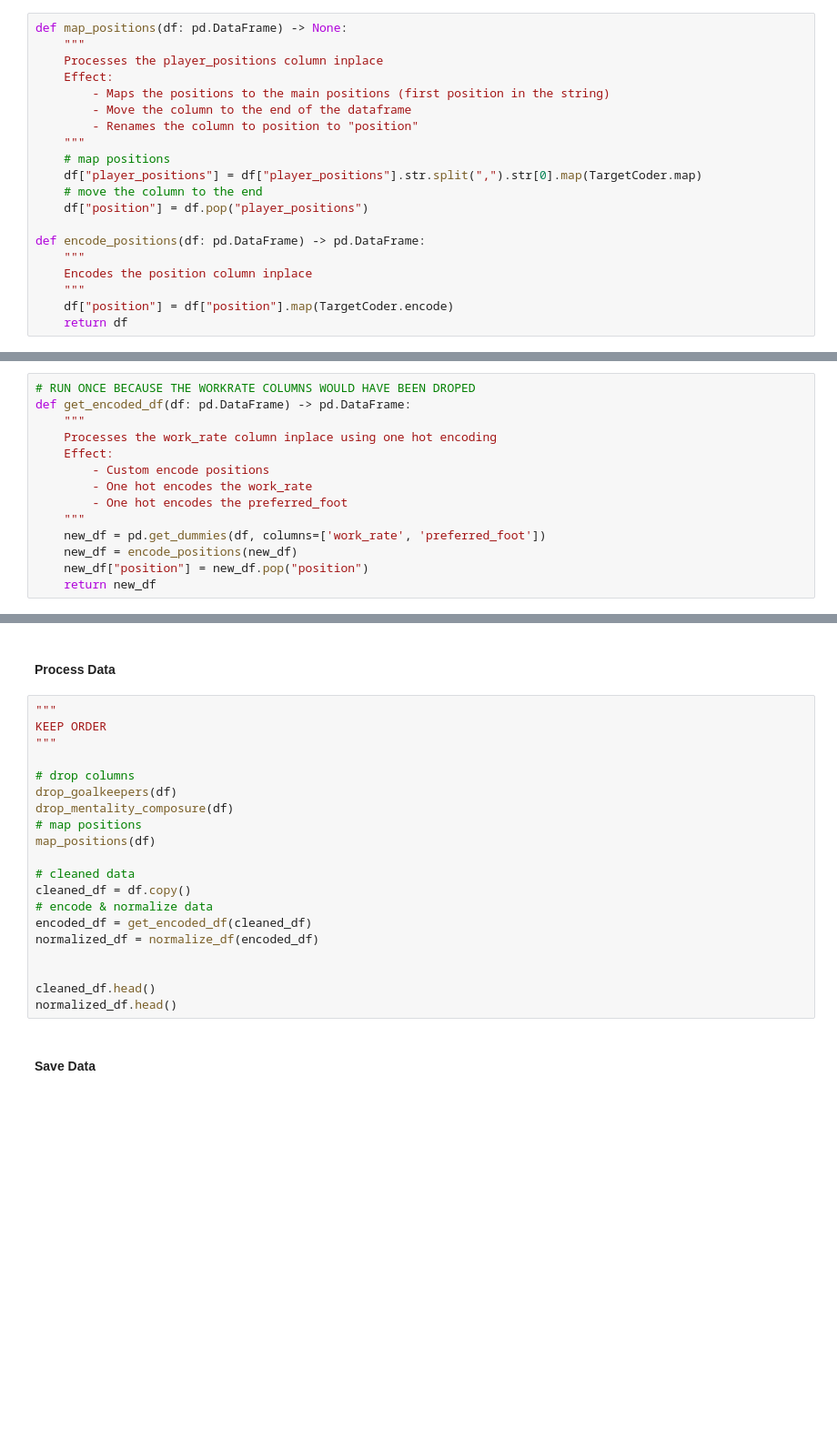
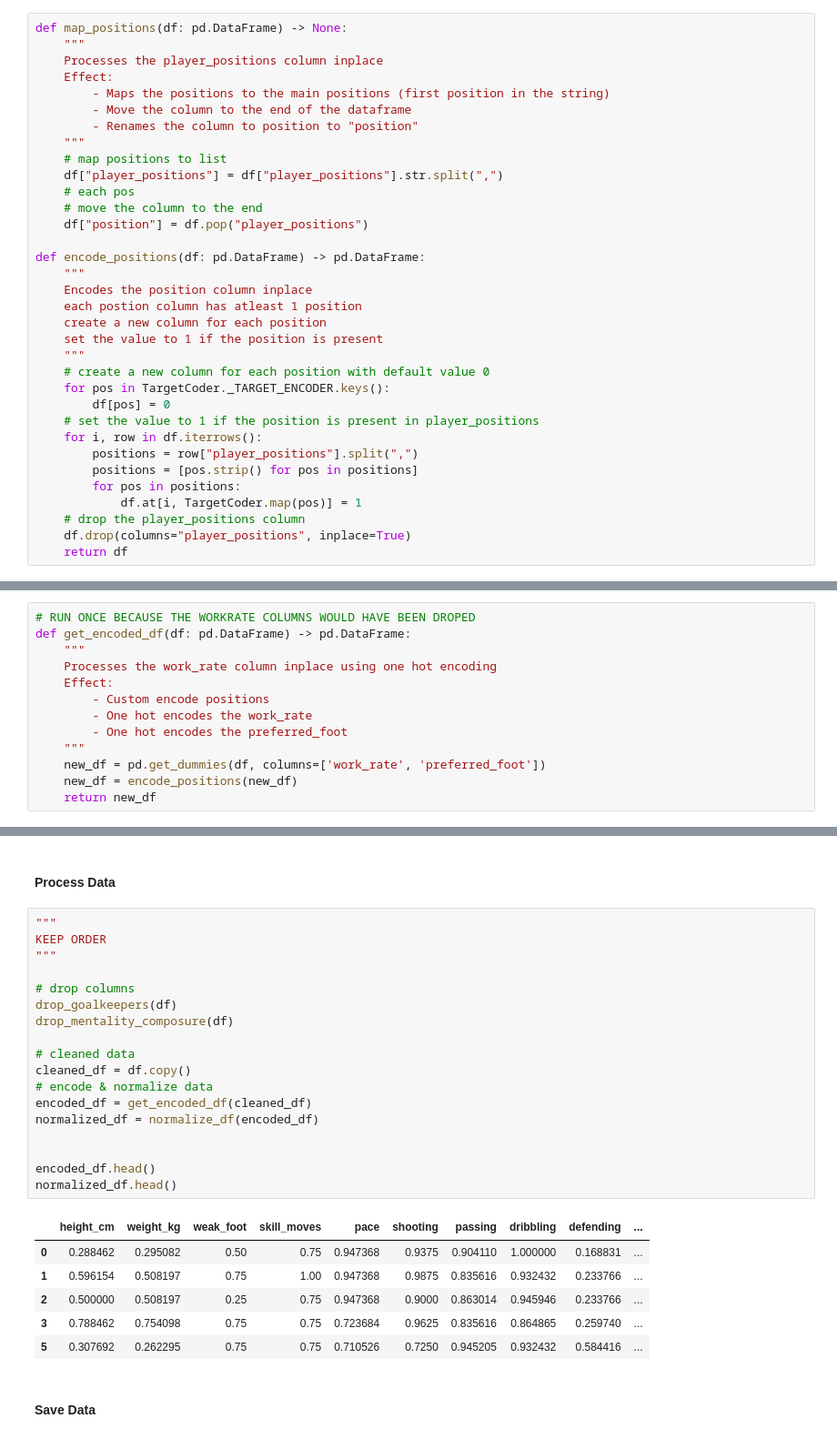
Before and after one commit to QU-ML/fifa-position-predictor, a Jupyter notebook: notebooks/01_data_cleaning.ipynb, the cells around one changed output, grey strips where cells are left out. Shown at 91% size. Cells and saved outputs as stored; diff of their text form; blank space fills up the shorter version.

```diff
--- a/notebooks/01_data_cleaning.ipynb
+++ b/notebooks/01_data_cleaning.ipynb
@@ -59,16 +61,30 @@ def map_positions(df: pd.DataFrame) -> None:
         - Move the column to the end of the dataframe
         - Renames the column to position to "position"
     """
-    # map positions
-    df["player_positions"] = df["player_positions"].str.split(",").str[0].map(TargetCoder.map)
+    # map positions to list
+    df["player_positions"] = df["player_positions"].str.split(",")
+    # each pos
     # move the column to the end
     df["position"] = df.pop("player_positions")
 
 def encode_positions(df: pd.DataFrame) -> pd.DataFrame:
     """
     Encodes the position column inplace
+    each postion column has atleast 1 position
+    create a new column for each position
+    set the value to 1 if the position is present
     """
-    df["position"] = df["position"].map(TargetCoder.encode)
+    # create a new column for each position with default value 0
+    for pos in TargetCoder._TARGET_ENCODER.keys():
+        df[pos] = 0
+    # set the value to 1 if the position is present in player_positions
+    for i, row in df.iterrows():
+        positions = row["player_positions"].split(",")
+        positions = [pos.strip() for pos in positions]
+        for pos in positions:
+            df.at[i, TargetCoder.map(pos)] = 1
+    # drop the player_positions column
+    df.drop(columns="player_positions", inplace=True)
     return df
 # %% [markdown]
 ##### One hot encode work rate & preferred_foot
@@ -84,7 +100,6 @@ def get_encoded_df(df: pd.DataFrame) -> pd.DataFrame:
     """
     new_df = pd.get_dummies(df, columns=['work_rate', 'preferred_foot'])
     new_df = encode_positions(new_df)
-    new_df["position"] = new_df.pop("position")
     return new_df
 # %% [markdown]
 ##### Normalize Columns
@@ -103,23 +118,28 @@ def normalize_df(df: pd.DataFrame) -> pd.DataFrame:
 # %%
 """
 KEEP ORDER
 """
 
 # drop columns
 drop_goalkeepers(df)
 drop_mentality_composure(df)
-# map positions
-map_positions(df)
 
 # cleaned data
 cleaned_df = df.copy()
 # encode & normalize data
 encoded_df = get_encoded_df(cleaned_df)
 normalized_df = normalize_df(encoded_df)
 
 
-cleaned_df.head()
+encoded_df.head()
 normalized_df.head()
+# %% [output]
+|  | height_cm | weight_kg | weak_foot | skill_moves | pace | shooting | passing | dribbling | defending | ... |
+| 0 | 0.288462 | 0.295082 | 0.50 | 0.75 | 0.947368 | 0.9375 | 0.904110 | 1.000000 | 0.168831 | ... |
+| 1 | 0.596154 | 0.508197 | 0.75 | 1.00 | 0.947368 | 0.9875 | 0.835616 | 0.932432 | 0.233766 | ... |
+| 2 | 0.500000 | 0.508197 | 0.25 | 0.75 | 0.947368 | 0.9000 | 0.863014 | 0.945946 | 0.233766 | ... |
+| 3 | 0.788462 | 0.754098 | 0.75 | 0.75 | 0.723684 | 0.9625 | 0.835616 | 0.864865 | 0.259740 | ... |
+| 5 | 0.307692 | 0.262295 | 0.75 | 0.75 | 0.710526 | 0.7250 | 0.945205 | 0.932432 | 0.584416 | ... |
 # %% [markdown]
 #### Save Data
 # %%
```
Also changed, not shown: parts of 1 cell of this notebook, 5 other files.
